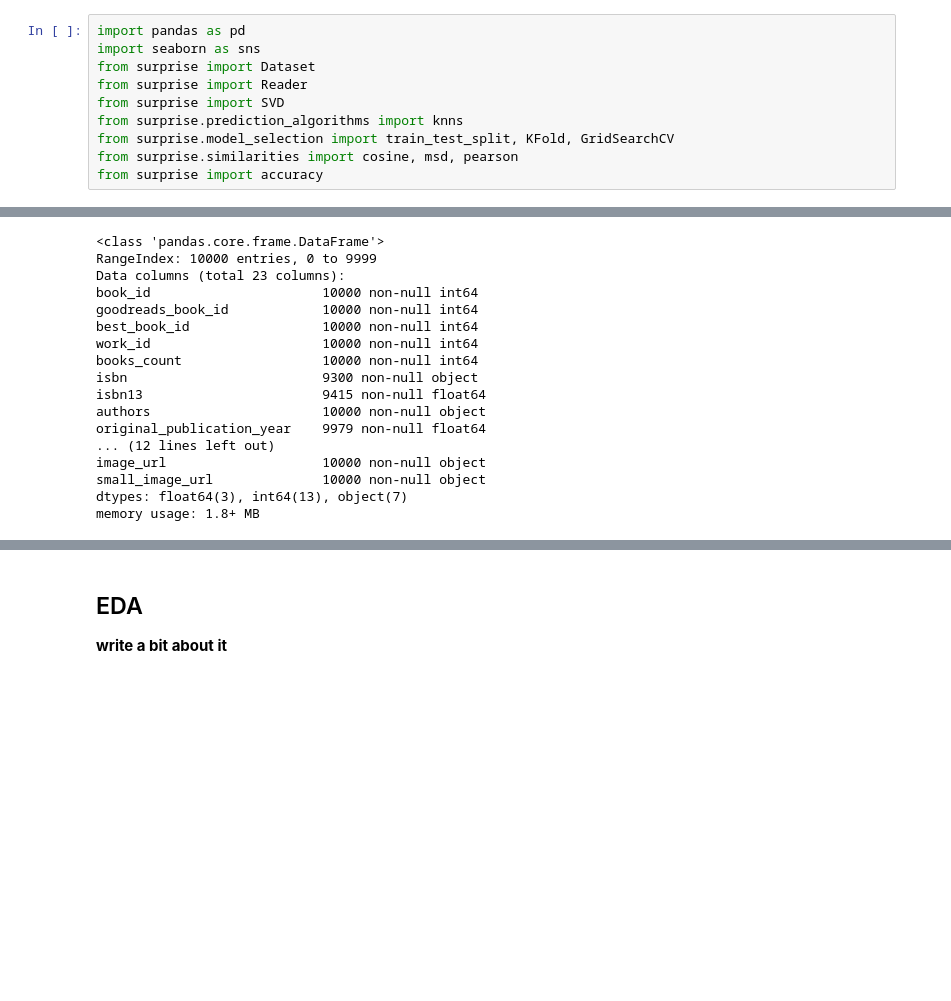
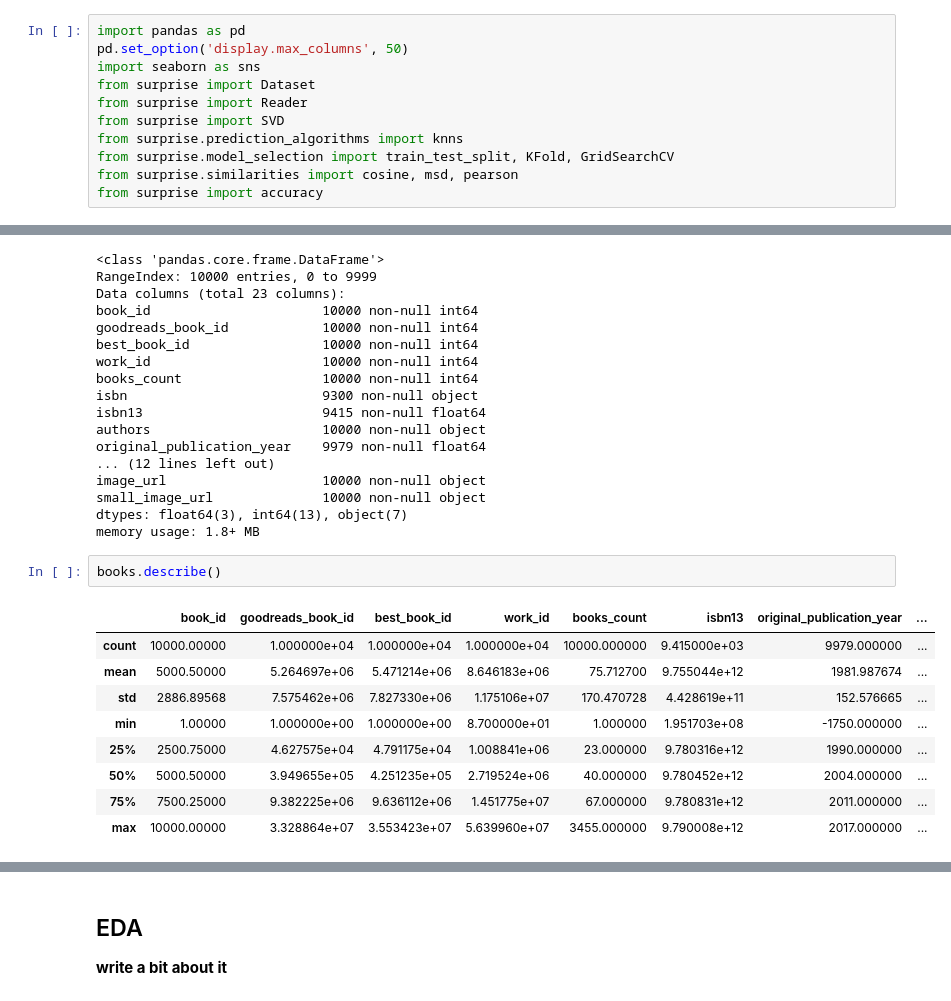
Before and after one commit to gioamorim80/Book-Recommendation-System, a Jupyter notebook: Book Recommendation System.ipynb, the cells around one changed output, grey strips where cells are left out. Drawn from its saved outputs; the diff is of its cells as text; blank space fills up the shorter version.

```diff
--- a/Book Recommendation System.ipynb
+++ b/Book Recommendation System.ipynb
@@ -1,5 +1,6 @@
 # %%
 import pandas as pd
+pd.set_option('display.max_columns', 50)
 import seaborn as sns
 from surprise import Dataset
 from surprise import Reader
@@ -43,3 +44,15 @@ image_url                    10000 non-null object
 small_image_url              10000 non-null object
 dtypes: float64(3), int64(13), object(7)
 memory usage: 1.8+ MB
+# %%
+books.describe()
+# %% [output]
+|  | book_id | goodreads_book_id | best_book_id | work_id | books_count | isbn13 | original_publication_year | ... |
+| count | 10000.00000 | 1.000000e+04 | 1.000000e+04 | 1.000000e+04 | 10000.000000 | 9.415000e+03 | 9979.000000 | ... |
+| mean | 5000.50000 | 5.264697e+06 | 5.471214e+06 | 8.646183e+06 | 75.712700 | 9.755044e+12 | 1981.987674 | ... |
+| std | 2886.89568 | 7.575462e+06 | 7.827330e+06 | 1.175106e+07 | 170.470728 | 4.428619e+11 | 152.576665 | ... |
+| min | 1.00000 | 1.000000e+00 | 1.000000e+00 | 8.700000e+01 | 1.000000 | 1.951703e+08 | -1750.000000 | ... |
+| 25% | 2500.75000 | 4.627575e+04 | 4.791175e+04 | 1.008841e+06 | 23.000000 | 9.780316e+12 | 1990.000000 | ... |
+| 50% | 5000.50000 | 3.949655e+05 | 4.251235e+05 | 2.719524e+06 | 40.000000 | 9.780452e+12 | 2004.000000 | ... |
+| 75% | 7500.25000 | 9.382225e+06 | 9.636112e+06 | 1.451775e+07 | 67.000000 | 9.780831e+12 | 2011.000000 | ... |
+| max | 10000.00000 | 3.328864e+07 | 3.553423e+07 | 5.639960e+07 | 3455.000000 | 9.790008e+12 | 2017.000000 | ... |
```
Also changed, not shown: parts of 33 cells of this notebook.
